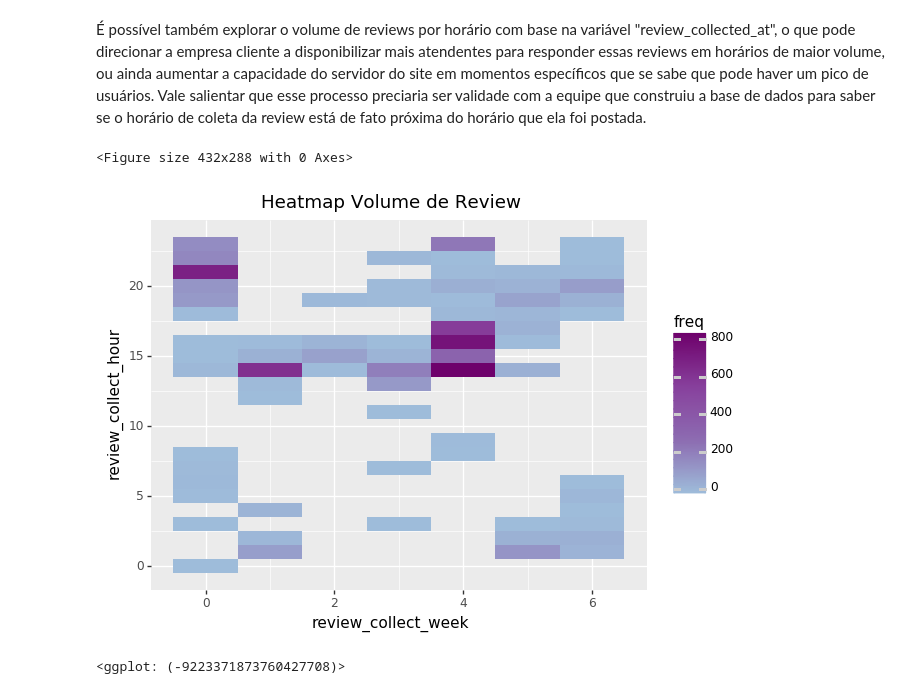
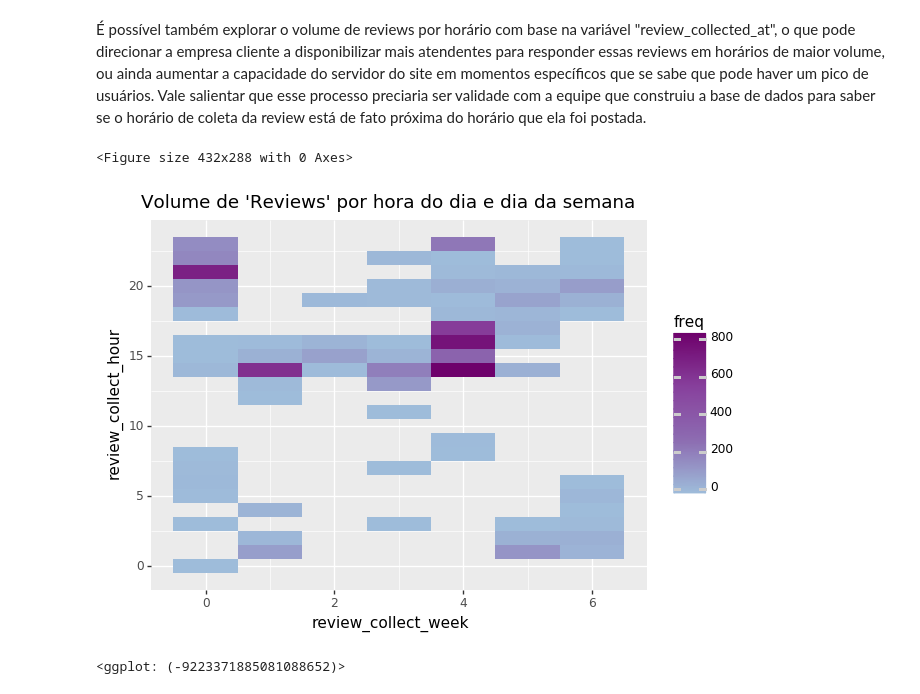
Before and after one commit to claudioalvesmonteiro/nlp_birdie, a Jupyter notebook: teste_birdie.ipynb, the cells around one changed output. Cells and saved outputs as stored; diff of their text form; code cells hidden in the pictures.

```diff
--- a/teste_birdie.ipynb
+++ b/teste_birdie.ipynb
@@ -359,12 +373,12 @@ date_volume[date_volume['review_collect_week']==24] =0
 # %%
 from plotnine import *
 import matplotlib.pyplot as plt
 fig = plt.figure()
 
 ggplot(date_volume, aes('review_collect_week', 'review_collect_hour')) + geom_tile(aes(fill='freq'))\
     + scale_fill_gradientn(colors=['#9ebcda','#8c6bb1','#88419d','#6e016b']) \
-    + ggtitle("Heatmap Volume de Review")
+    + ggtitle("Volume de 'Reviews' por hora do dia e dia da semana ")
 # %% [output]
 <Figure size 432x288 with 0 Axes>
-[figure, old version]
+[figure, new version]
-<ggplot: (-9223371873760427708)>
+<ggplot: (-9223371885081088652)>
```
Also changed, not shown: parts of 22 cells of this notebook.
